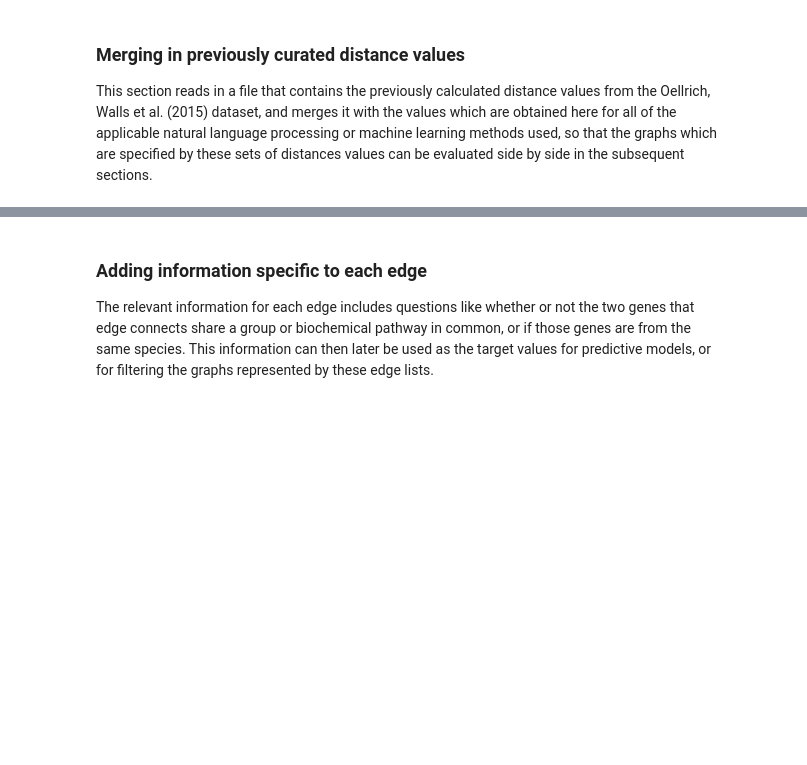
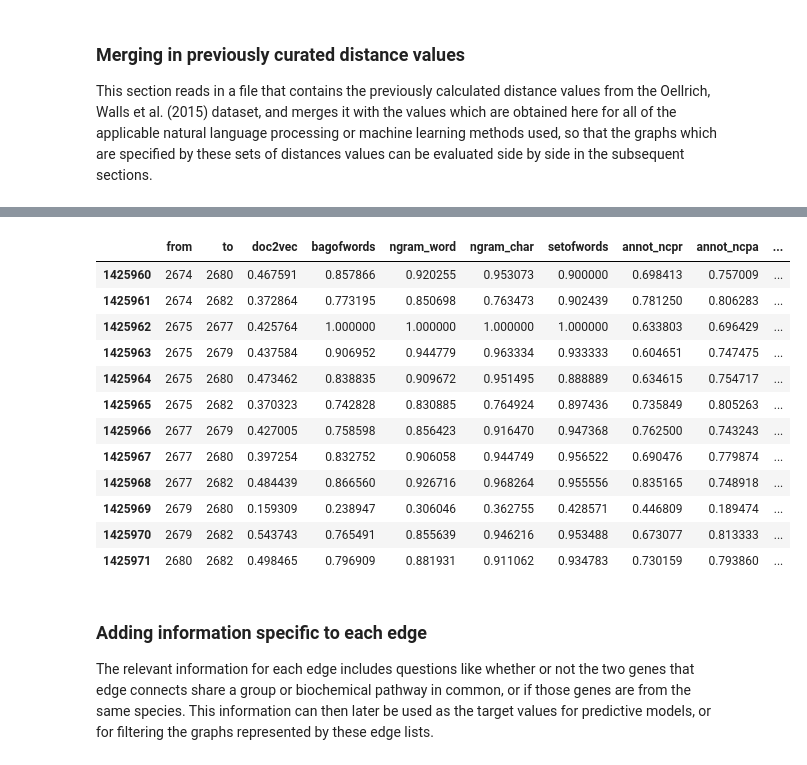
Before and after one commit to irbraun/plant-phenotypes-nlp, a Jupyter notebook: notebooks/analysis_of_ppn_data.ipynb, the cells around one changed output, grey strips where cells are left out. Drawn from its saved outputs; the diff is of its cells as text; code cells hidden in the pictures; blank space fills up the shorter version.

```diff
--- a/notebooks/analysis_of_ppn_data.ipynb
+++ b/notebooks/analysis_of_ppn_data.ipynb
@@ -120,3 +151,19 @@ table.to_csv(os.path.join(OUTPUT_DIR,"mappings_by_group.csv"), index=False)
 # %% [markdown]
 ### Filtering the dataset
 This is done to only include genes (and the corresponding phenotype descriptions and annotations) which are useful for the current analysis. In this case we want to only retain genes that are mapped to atleast one pathway in whatever the source of pathway membership we are using is (KEGG, Plant Metabolic Network, etc). This is because for these genes, it will be impossible to correctly predict their pathway membership, and we have no evidence that they belong or do not belong in certain pathways so they can not be identified as being true or false negatives in any case.
+# %%
+
+
+# STRING STUFF, REMOVE THIS
+
+
+
+
+# Reduce size of the dataset by removing genes not mentioned in the STRING.
+naming_file = "../data/group_related_files/string/all_organisms.name_2_string.tsv"
+interactions_file_1 = "../data/group_related_files/string/3702.protein.links.detailed.v11.0.txt"
+interactions_file_2 = "../data/group_related_files/string/4577.protein.links.detailed.v11.0.txt"
+genes = dataset.get_gene_dictionary()
+string_data = String(genes, naming_file, interactions_file_1, interactions_file_2)
+group_mapped_ids = string_data.ids
+print("done")
@@ -175,8 +230,8 @@ name_function_args_tuples = [
     ("setofwords", pairwise_counting_onegroup, {"object_dict":descriptions, "metric":"jaccard", "binary":True, "max_features":5000}, spatial.distance.jaccard),
     ("annot_ncpr", pairwise_annotations_onegroup, {"annotations_dict":annotations_noblecoder_precise, "ontology":ontology, "binary":True, "metric":"jaccard"}, spatial.distance.jaccard),
     ("annot_ncpa", pairwise_annotations_onegroup, {"annotations_dict":annotations_noblecoder_partial, "ontology":ontology, "binary":True, "metric":"jaccard"}, spatial.distance.jaccard),
-    ("annot_fuzzy", pairwise_annotations_onegroup, {"annotations_dict":annotations_rabin_karp, "ontology":ontology, "binary":True, "metric":"jaccard"}, spatial.distance.jaccard),
-    ("annot_rabin", pairwise_annotations_onegroup, {"annotations_dict":annotations_fuzzy, "ontology":ontology, "binary":True, "metric":"jaccard"}, spatial.distance.jaccard),
+    #("annot_rabin", pairwise_annotations_onegroup, {"annotations_dict":annotations_rabin_karp, "ontology":ontology, "binary":True, "metric":"jaccard"}, spatial.distance.jaccard),
+    #("annot_fuzzy", pairwise_annotations_onegroup, {"annotations_dict":annotations_fuzzy, "ontology":ontology, "binary":True, "metric":"jaccard"}, spatial.distance.jaccard),
     ("word2vec_avg", pairwise_word2vec_onegroup, {"model":word2vec_model, "object_dict":descriptions, "metric":"cosine", "method":"mean"}, spatial.distance.cosine),
     ("word2vec_max", pairwise_word2vec_onegroup, {"model":word2vec_model, "object_dict":descriptions, "metric":"cosine", "method":"max"}, spatial.distance.cosine),
     ("bag_pubmed", pairwise_counting_onegroup, {"object_dict":descriptions, "metric":"cosine", "binary":False, "max_features":5000, "vocabulary":vocabulary_from_text}, spatial.distance.sqeuclidean),
@@ -232,3 +311,32 @@ df.tail(10)
+# %%
+# Merging information from the protein-protein interaction database with this dataset.
+
+
+
+# STRING STUFF, REMOVE THIS
+
+
+
+
+
+df = df.merge(right=string_data.df, how="left", on=["from","to"])
+df.fillna(value=0,inplace=True)
+df["shared"] = (df["combined_score"] != 0.00)*1
+df.tail(12)
+# %% [output]
+|  | from | to | doc2vec | bagofwords | ngram_word | ngram_char | setofwords | annot_ncpr | annot_ncpa | ... |
+| 1425960 | 2674 | 2680 | 0.467591 | 0.857866 | 0.920255 | 0.953073 | 0.900000 | 0.698413 | 0.757009 | ... |
+| 1425961 | 2674 | 2682 | 0.372864 | 0.773195 | 0.850698 | 0.763473 | 0.902439 | 0.781250 | 0.806283 | ... |
+| 1425962 | 2675 | 2677 | 0.425764 | 1.000000 | 1.000000 | 1.000000 | 1.000000 | 0.633803 | 0.696429 | ... |
+| 1425963 | 2675 | 2679 | 0.437584 | 0.906952 | 0.944779 | 0.963334 | 0.933333 | 0.604651 | 0.747475 | ... |
+| 1425964 | 2675 | 2680 | 0.473462 | 0.838835 | 0.909672 | 0.951495 | 0.888889 | 0.634615 | 0.754717 | ... |
+| 1425965 | 2675 | 2682 | 0.370323 | 0.742828 | 0.830885 | 0.764924 | 0.897436 | 0.735849 | 0.805263 | ... |
+| 1425966 | 2677 | 2679 | 0.427005 | 0.758598 | 0.856423 | 0.916470 | 0.947368 | 0.762500 | 0.743243 | ... |
+| 1425967 | 2677 | 2680 | 0.397254 | 0.832752 | 0.906058 | 0.944749 | 0.956522 | 0.690476 | 0.779874 | ... |
+| 1425968 | 2677 | 2682 | 0.484439 | 0.866560 | 0.926716 | 0.968264 | 0.955556 | 0.835165 | 0.748918 | ... |
+| 1425969 | 2679 | 2680 | 0.159309 | 0.238947 | 0.306046 | 0.362755 | 0.428571 | 0.446809 | 0.189474 | ... |
+| 1425970 | 2679 | 2682 | 0.543743 | 0.765491 | 0.855639 | 0.946216 | 0.953488 | 0.673077 | 0.813333 | ... |
+| 1425971 | 2680 | 2682 | 0.498465 | 0.796909 | 0.881931 | 0.911062 | 0.934783 | 0.730159 | 0.793860 | ... |
 # %% [markdown]
 ### Adding information specific to each edge
 The relevant information for each edge includes questions like whether or not the two genes that edge connects share a group or biochemical pathway in common, or if those genes are from the same species. This information can then later be used as the target values for predictive models, or for filtering the graphs represented by these edge lists.
```
Also changed, not shown: parts of 12 cells of this notebook, 1 other file.
